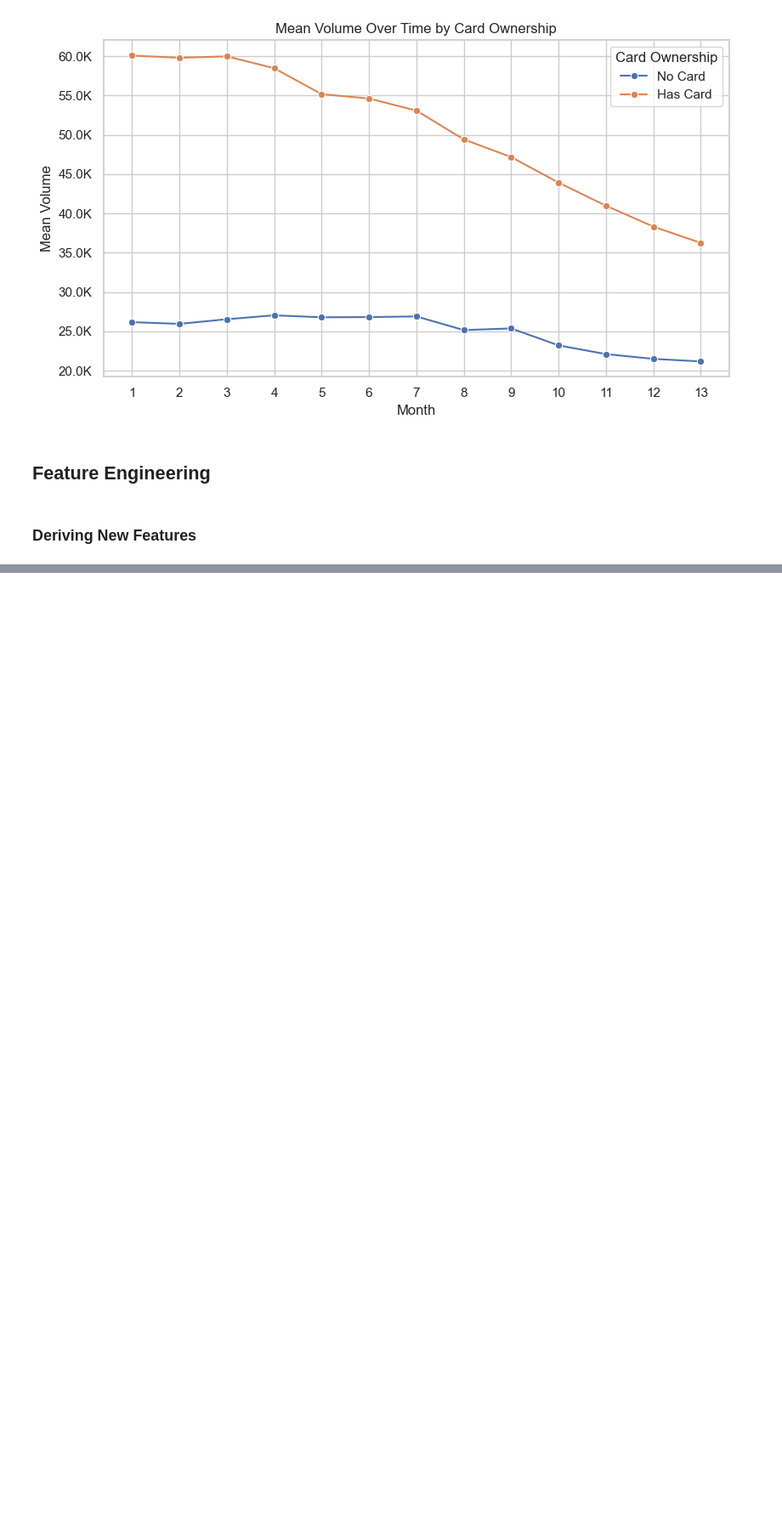
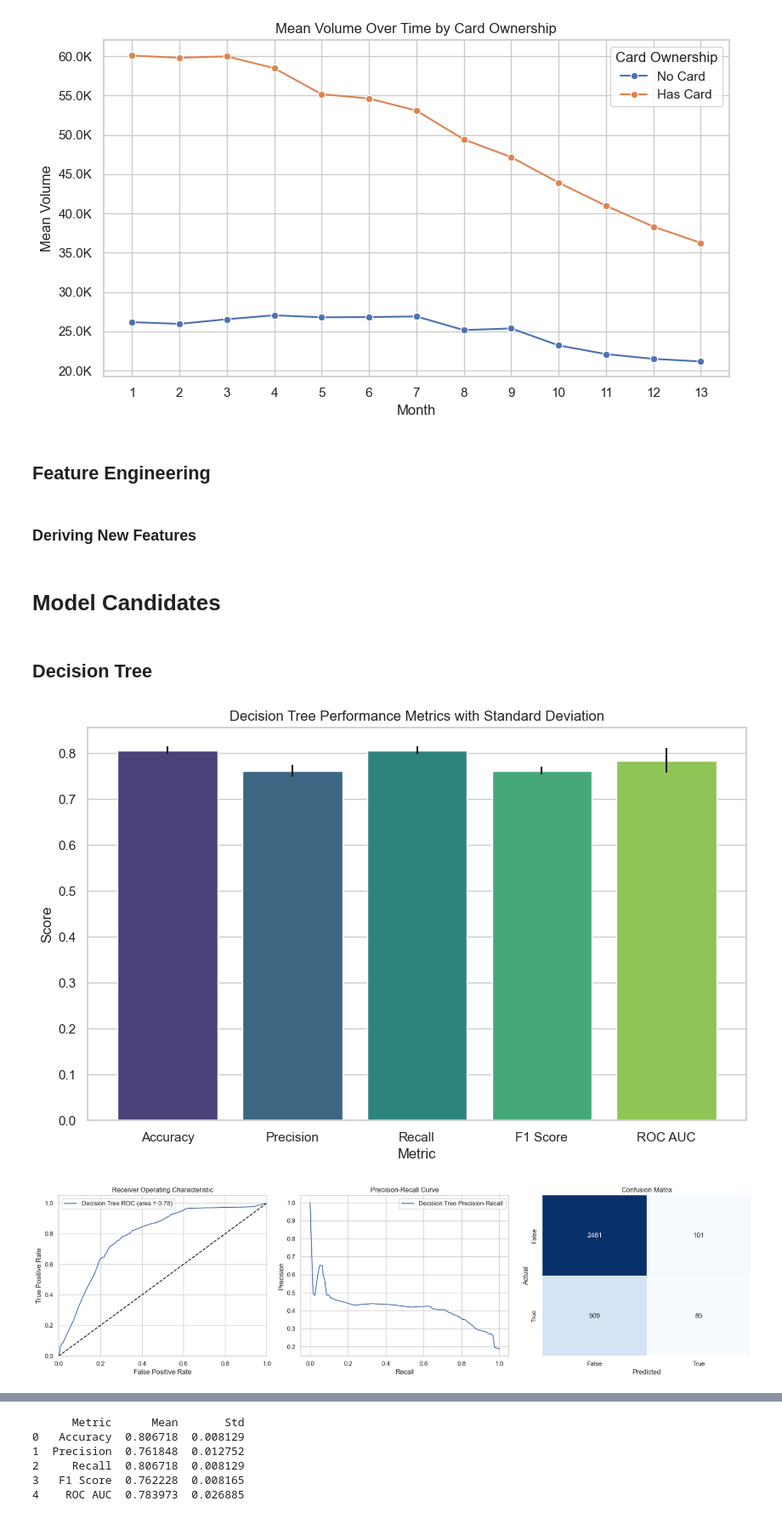
Before and after one commit to okaynils/fhnw-ds-aml, a Jupyter notebook: notebook.ipynb, the cells around one changed output, grey strips where cells are left out. Shown at 85% size. Saved outputs shown, nothing was run; the diff lists cells and outputs as text; code cells hidden in the pictures; blank space fills up the shorter version.

Commit message:
added decision tree and random forest

```diff
--- a/notebook.ipynb
+++ b/notebook.ipynb
@@ -889,3 +889,20 @@ plot_agg_variables(client_df, 'volume', ['mean'])
 ## Feature Engineering
 # %% [markdown]
 ### Deriving New Features
+# %% [markdown]
+# Model Candidates
+# %% [markdown]
+## Decision Tree
+# %%
+from sklearn.tree import DecisionTreeClassifier
+
+base_pipeline = Pipeline([
+    ('preprocessor', preprocessor),
+    ('classifier', DecisionTreeClassifier(max_depth=5, random_state=1337))
+])
+
+tree_evaluation = evaluate_model(pipeline=base_pipeline, X=baseline_column_selection, y=y_train, model_name='Decision Tree')
+print(tree_evaluation)
+# %% [output]
+[figure, added]
+[figure, added]
@@ -891,0 +910,6 @@ plot_agg_variables(client_df, 'volume', ['mean'])
+      Metric      Mean       Std
+0   Accuracy  0.806718  0.008129
+1  Precision  0.761848  0.012752
+2     Recall  0.806718  0.008129
+3   F1 Score  0.762228  0.008165
+4    ROC AUC  0.783973  0.026885
```
Also changed, not shown: parts of 3 cells of this notebook.
